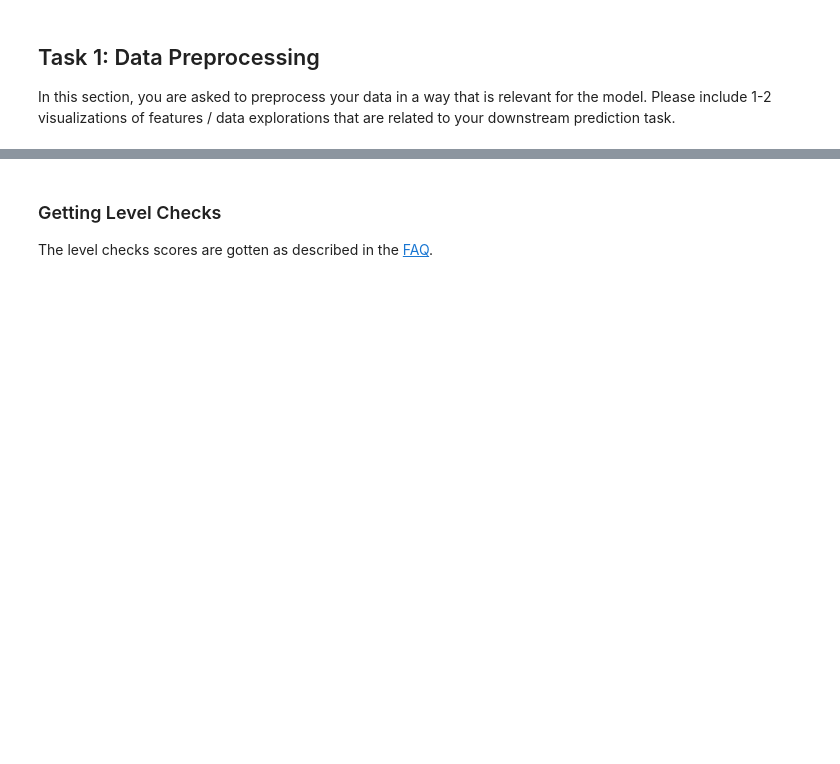
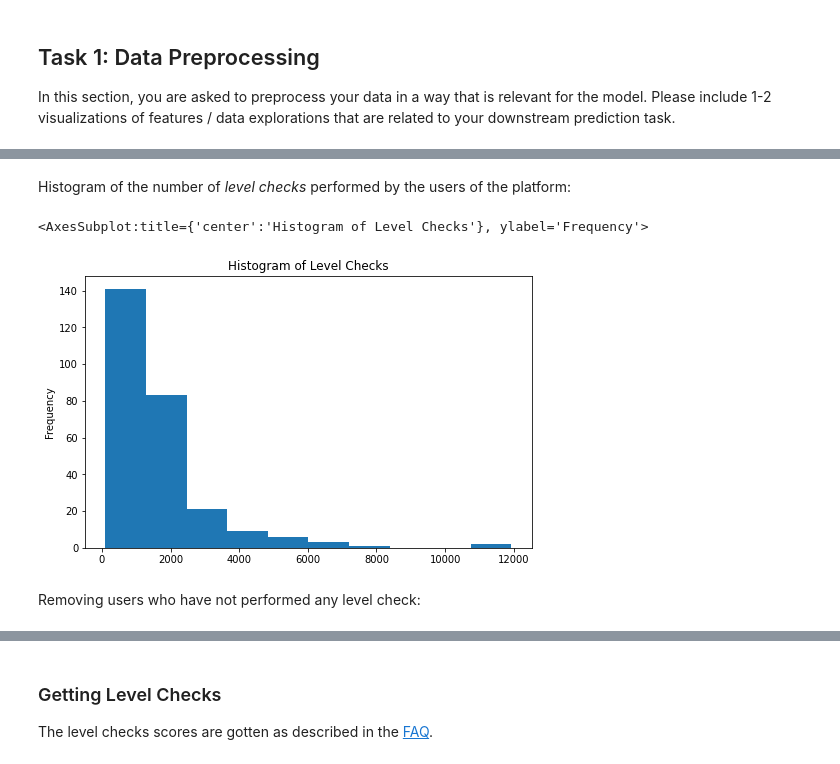
Before and after one commit to ML4BD/milestone-4-roguesgallery, a Jupyter notebook: notebooks/Milestone04/m4_lernnavi_276507.ipynb, the cells around one changed output, grey strips where cells are left out. Cells and saved outputs as stored; diff of their text form; code cells hidden in the pictures; blank space fills up the shorter version.

Commit message:
Clustering, classification, merged all notebook together

```diff
--- a/notebooks/Milestone04/m4_lernnavi_276507.ipynb
+++ b/notebooks/Milestone04/m4_lernnavi_276507.ipynb
@@ -52,0 +110,2 @@ In this section, you are asked to preprocess your data in a way that is relevant
+# %%
+events, transactions = remove_users(events, transactions)
@@ -52,0 +120,6 @@ In this section, you are asked to preprocess your data in a way that is relevant
+# %%
+df = transactions.merge(learn_sessions_transactions, on = 'transaction_id')
+# Printing the original shape of the data
+print("Original shape of the data: ", df.shape)
+
+df.head()
@@ -52,0 +140,7 @@ In this section, you are asked to preprocess your data in a way that is relevant
+# %%
+test_data = pd.DataFrame(df.groupby(['user_id', 'type_id']).size())
+test_data = test_data.reset_index()
+test_data = test_data[test_data['type_id'] == 2]
+test_data = test_data.rename(columns = {0 : "num_checks"}, errors = "raise")
+test_data = test_data.drop(columns = ['type_id'])
+test_data.head()
@@ -52,0 +156,3 @@ In this section, you are asked to preprocess your data in a way that is relevant
+# %%
+df = df.merge(test_data, on = ['user_id'])
+df.head()
@@ -52,0 +166,14 @@ In this section, you are asked to preprocess your data in a way that is relevant
+# %% [markdown]
+Histogram of the number of *level checks* performed by the users of the platform:
+# %%
+num_checks = df['num_checks'].value_counts(dropna=False)
+num_checks.plot(
+   kind="hist",
+   figsize=(8,5),
+   title = "Histogram of Level Checks"
+)
+# %% [output]
+<AxesSubplot:title={'center':'Histogram of Level Checks'}, ylabel='Frequency'>
+[figure, added]
+# %% [markdown]
+Removing users who have not performed any level check:
```
Also changed, not shown: parts of 236 cells of this notebook, 1 other file.
